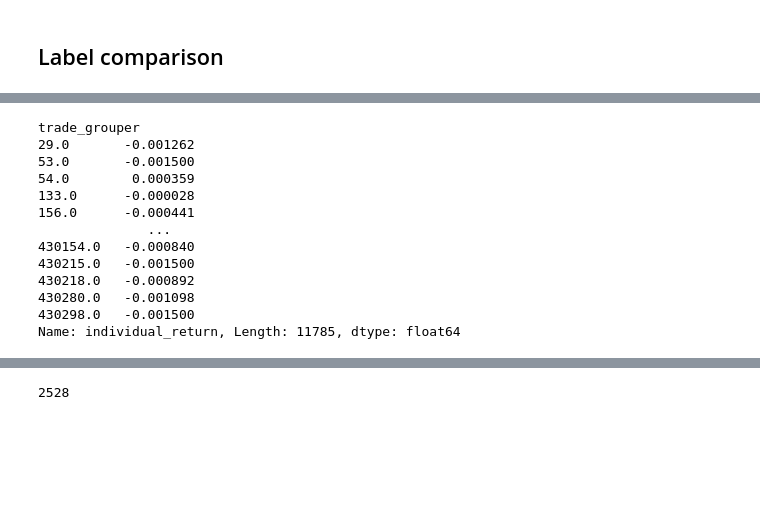
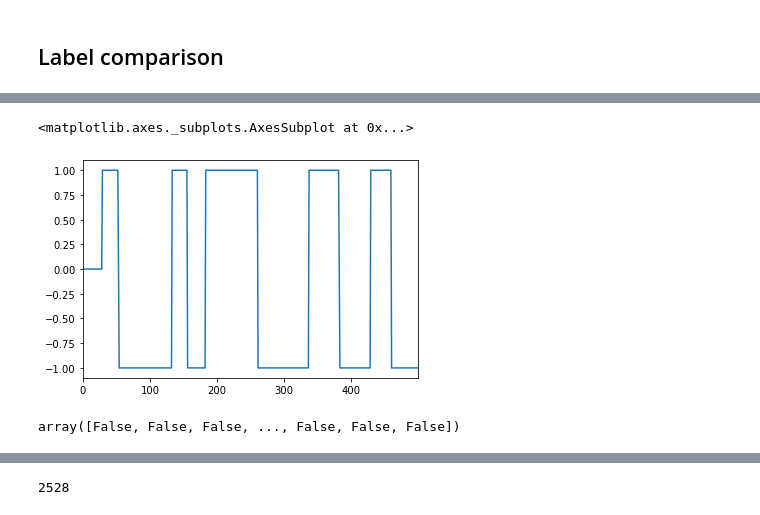
Before and after one commit to ociredef92/RL_Trader, a Jupyter notebook: Backtesting.ipynb, the cells around one changed output, grey strips where cells are left out. Drawn from its saved outputs; the diff is of its cells as text; code cells hidden in the pictures; blank space fills up the shorter version.

```diff
--- a/Backtesting.ipynb
+++ b/Backtesting.ipynb
@@ -332,9 +332,4 @@ df_trades_all_original, df_trades_in_original = get_df_all_trades(df_simulated,
 k_plus = 30#60
 k_minus = 30#60
 alpha = 0.0005#0.0005
-m_minus = mid_px_test_dyn.rolling(k_minus).mean() # mean prev k prices
-m_plus = mid_px_test_dyn.shift(-k_plus).rolling(k_plus).mean() # # mean next k prices
+trading_fee=0.000712
-# %%
-direction_pos = (m_plus - m_minus) / m_minus
-direction_neg = (m_minus - m_plus) / m_plus
-direction = pd.Series(np.where(mid_px_test_dyn>=0, direction_pos, direction_neg)) # flip when ts is neg
@@ -354,0 +389,2 @@ pnl, df, idx = get_pnl(px_ts, labels, trading_fee=0.000712)# labels and label ch
+# %%
+profit, df = get_strategy_pnl(px_ts, labels, trading_fee=0.000712, min_profit=0.0020, plotting=False, return_df=True)
@@ -355,3 +434,8 @@ pnl, df, idx = get_pnl(px_ts, labels, trading_fee=0.000712)# labels and label ch
+# %%
+df['labels'].head(500).plot()
+# %% [output]
+<matplotlib.axes._subplots.AxesSubplot at 0x...>
+[figure, added]
 # %%
 df['pctg_chg'] = df['px'].pct_change()
 df['log_ret'] = np.log(df['px']) - np.log(df['px'].shift(1))
@@ -360,3 +447,8 @@ df['trading_fees'] = df.apply(lambda x: 1-0.000712 if x['trade_flag'] else 1, ax
+# %%
+df['trade_flag'] = df.index.isin(idx)
+df.index.isin(idx)
+# %% [output]
+array([False, False, False, ..., False, False, False])
 # %%
 #df['individual_returns'] = ((df['labels'] * df['return'] * df['trading_fees'])) # correctly assign trading fee. previous approach of multiplying did not work
 #example: 0.999288 * a 1bps gain, would still be positive. Subtracting would be better
@@ -380,19 +472,3 @@ df
 | 430326 | 10535.661275 | 0 | 0.000000 | 0.0 | False | 3.630201e+06 | 0.000000 | 0.000000 | 0.0 | ... |
 | 430327 | 10535.661275 | 0 | 0.000000 | 0.0 | False | 3.630201e+06 | 0.000000 | 0.000000 | 0.0 | ... |
 430328 rows × 11 columns
-# %%
-trade_gross_profit - 0.0015
-# %% [output]
-trade_grouper
-29.0       -0.001262
-53.0       -0.001500
-54.0        0.000359
-133.0      -0.000028
-156.0      -0.000441
-              ...
-430154.0   -0.000840
-430215.0   -0.001500
-430218.0   -0.000892
-430280.0   -0.001098
-430298.0   -0.001500
-Name: individual_return, Length: 11785, dtype: float64
```
Also changed, not shown: parts of 14 cells of this notebook, 1 other file.
